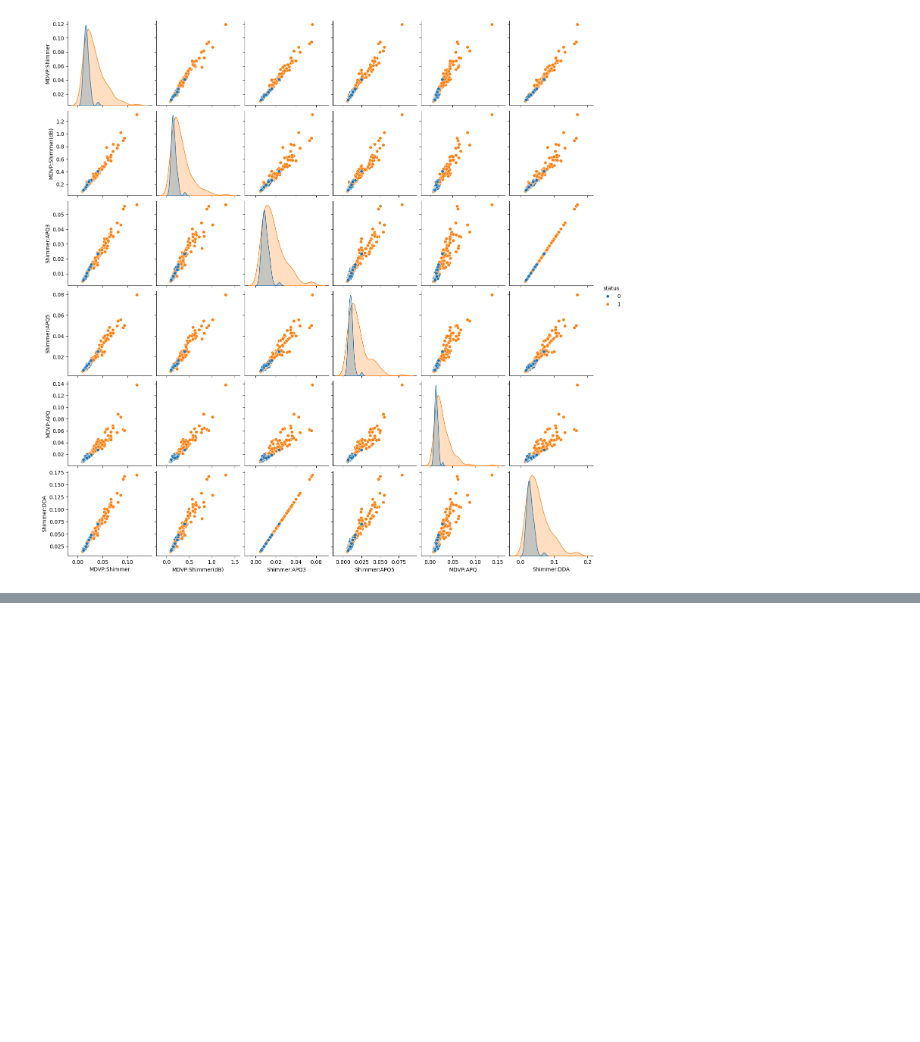
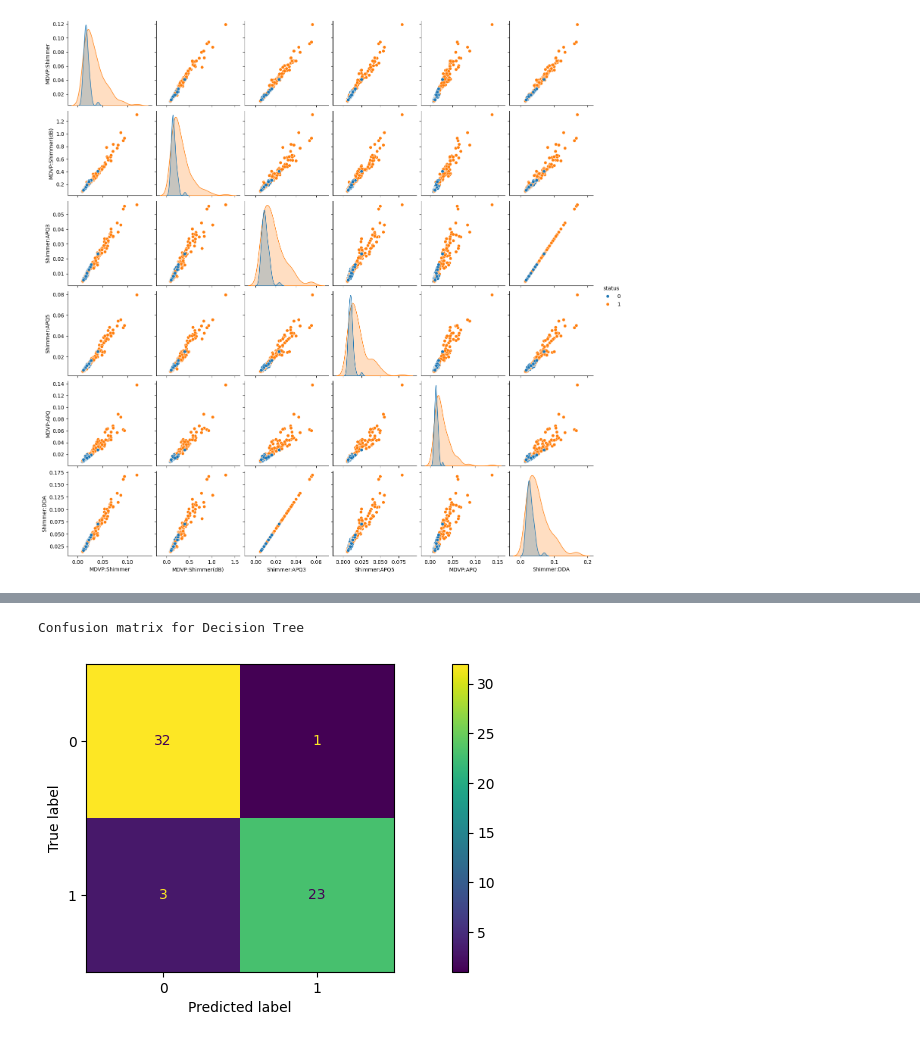
Before and after one commit to NavdeepTU/Machine-Learning, a Jupyter notebook: projects/03. parkinson_disease_prediction/model_training.ipynb, the cells around one changed output, grey strips where cells are left out. Saved outputs shown, nothing was run; the diff lists cells and outputs as text; code cells hidden in the pictures; blank space fills up the shorter version.

Commit message:
trained decision tree classifier with hyperparameter tuning

```diff
--- a/projects/03. parkinson_disease_prediction/model_training.ipynb
+++ b/projects/03. parkinson_disease_prediction/model_training.ipynb
@@ -166,0 +215,3 @@ plt.show()
+# %%
+# spliting the dataset into training and testing sets
+X_train, X_test, y_train, y_test = train_test_split(X_features, Y_labels, test_size=0.20, random_state=20)
@@ -166,0 +228,6 @@ plt.show()
+# %%
+# Decision Tree Classifier
+clf = DecisionTreeClassifier()
+clf.fit(X_train, y_train)
+predDT = clf.predict(X_test)
+print(classification_report(y_test, predDT))
@@ -166,0 +243,11 @@ plt.show()
+# %%
+# finding best parameters using Grid Search
+param_grid = {
+    "max_features": ["auto", "sqrt", "log2"],
+    "max_depth": range(1, 10),
+    "random_state": range(30, 210, 30),
+    "criterion": ["gini", "entropy"]
+}
+
+CV_dt = GridSearchCV(estimator=clf, param_grid=param_grid, cv=5)
+CV_dt.fit(X_train, y_train)
@@ -166,0 +267,5 @@ plt.show()
+# %%
+dt_clf = DecisionTreeClassifier(criterion="entropy", max_depth=6, max_features="sqrt", random_state=120)
+dt_clf.fit(X_train, y_train)
+predDT = dt_clf.predict(X_test)
+print(classification_report(y_test, predDT))
@@ -166,0 +281,9 @@ plt.show()
+# %%
+cm = confusion_matrix(y_test, predDT, labels=dt_clf.classes_)
+disp_cm = ConfusionMatrixDisplay(confusion_matrix=cm, display_labels=dt_clf.classes_)
+print("Confusion matrix for Decision Tree")
+disp_cm.plot()
+plt.show()
+# %% [output]
+Confusion matrix for Decision Tree
+[figure, added]
```
Also changed, not shown: parts of 16 cells of this notebook, 2 other files.
